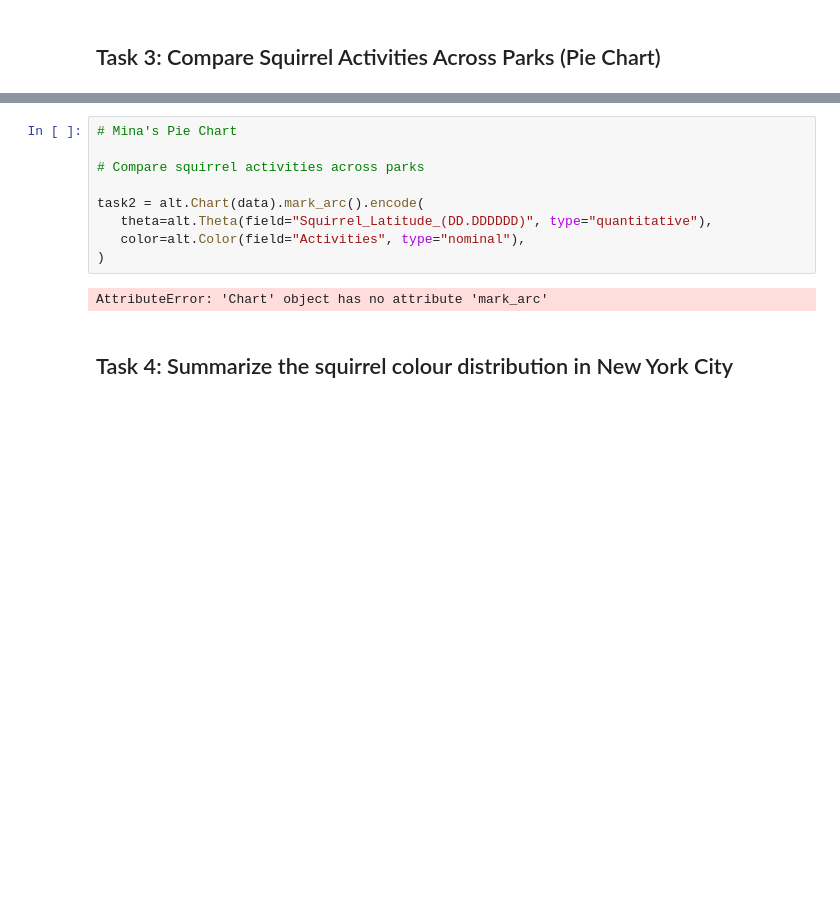
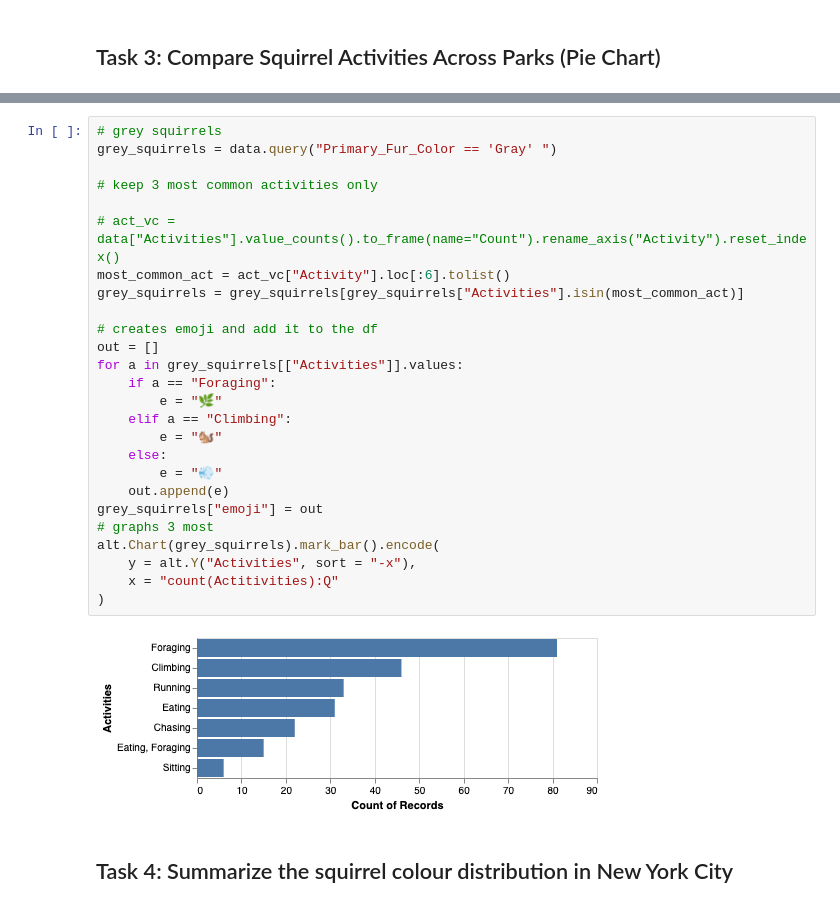
Before and after one commit to tonyliang19/Course_notes_2023Spring, a Jupyter notebook: dsci320/assignments/assignment4_squirrel_viz.ipynb, the cells around one changed output, grey strips where cells are left out. Drawn from its saved outputs; the diff is of its cells as text; blank space fills up the shorter version.

```diff
--- a/dsci320/assignments/assignment4_squirrel_viz.ipynb
+++ b/dsci320/assignments/assignment4_squirrel_viz.ipynb
@@ -53,16 +64,33 @@ task3_tony
 # %% [output]
 [figure]
-# %%
-# Mina's Pie Chart
-
-# Compare squirrel activities across parks
-
-task2 = alt.Chart(data).mark_arc().encode(
-   theta=alt.Theta(field="Squirrel_Latitude_(DD.DDDDDD)", type="quantitative"),
-   color=alt.Color(field="Activities", type="nominal"),
-)
-# %% [output]
-AttributeError: 'Chart' object has no attribute 'mark_arc'
+# %%
+# grey squirrels
+grey_squirrels = data.query("Primary_Fur_Color == 'Gray' ")
+
+# keep 3 most common activities only
+
+# act_vc = data["Activities"].value_counts().to_frame(name="Count").rename_axis("Activity").reset_index()
+most_common_act = act_vc["Activity"].loc[:6].tolist()
+grey_squirrels = grey_squirrels[grey_squirrels["Activities"].isin(most_common_act)]
+
+# creates emoji and add it to the df
+out = []
+for a in grey_squirrels[["Activities"]].values:
+    if a == "Foraging":
+        e = "🌿"
+    elif a == "Climbing":
+        e = "🐿️"
+    else:
+        e = "💨"
+    out.append(e)
+grey_squirrels["emoji"] = out
+# graphs 3 most
+alt.Chart(grey_squirrels).mark_bar().encode(
+    y = alt.Y("Activities", sort = "-x"),
+    x = "count(Actitivities):Q"
+)
+# %% [output]
+[figure, added]
 # %% [markdown]
 ## Task 4: Summarize the squirrel colour distribution in New York City
 # %% [markdown]
```
Also changed, not shown: parts of 4 cells of this notebook, 11 other files.
